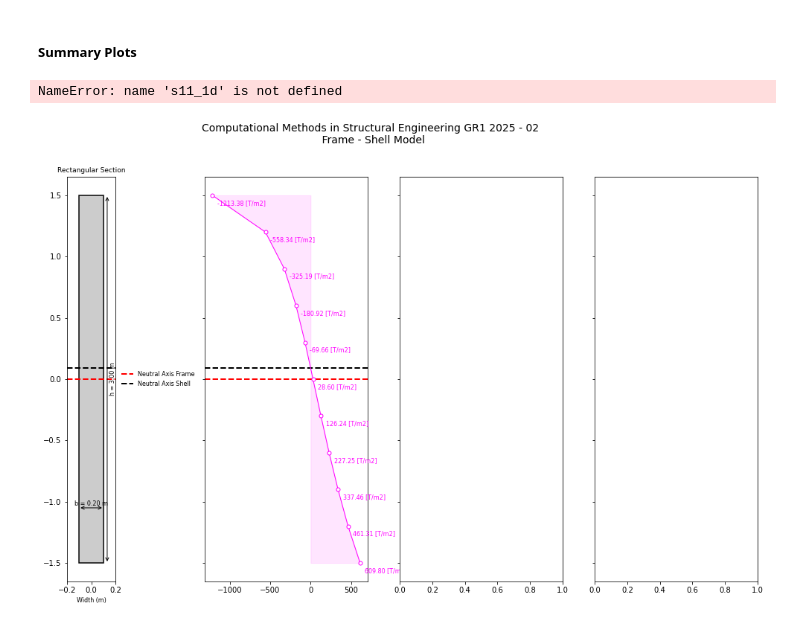
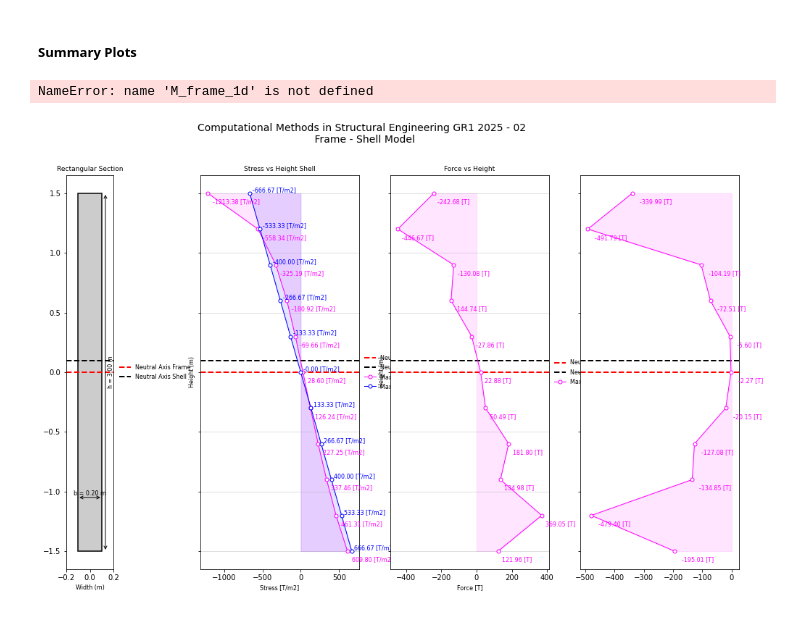
Before and after one commit to Normando1945/Repo_Computational_Methods, a Jupyter notebook: examples/Simple_FEM_processing.ipynb, the cells around one changed output. Drawn from its saved outputs; the diff is of its cells as text; code cells hidden in the pictures.

```diff
--- a/examples/Simple_FEM_processing.ipynb
+++ b/examples/Simple_FEM_processing.ipynb
@@ -46,7 +46,7 @@ L = 8                                                                         #
 Rg = np.sqrt(I / A)                                                           # radius of gyration (sqrt(I/A))
 numdiv = 10                                                                   # number of divisions ("Frame")
 dpart = 0.20                                                                  # partition size
-poreje = 0.30                                                                 # percentege of division
+poreje = 0.33                                                                 # percentege of division
 # %% [markdown]
 ### **Solución de Desplazamiento**
 
@@ -608,14 +608,14 @@ ax[0].legend(fontsize=8, loc='center left', bbox_to_anchor=(1, 0.5), frameon=Fal
 ###################### Stress vs Height Plot ######################
 s11_1dS = np.flip(Sum_prom_S11_Top)                                                                           # flatten bending stress array to 1D
 hshell_1d = distENshell                                                                             # flatten height array to 1D
-
+#------------- Frame ---------------
 ax[1].axhline(eje_n_frame, color=(1, 0, 0), linestyle='--', linewidth=2.0,                          # plot neutral axis on stress plot
              label=f'Neutral Axis Frame')
+#------------- Shell ---------------
 ax[1].axhline(-h/2 + ejeNshell, color=(0, 0, 0), linestyle='--', linewidth=2.0,                     # plot neutral axis as dashed black line
               label="Neutral Axis Shell")
 
-
-
+#------------- Shell ---------------
 ax[1].plot(s11_1dS, hshell_1d - (h/2 - ejeNshell), color=(1, 0, 1), marker='o', markersize=5, markerfacecolor='w', markeredgewidth=1, linestyle='-', linewidth=1.0,  # plot stress vs height
              label=f'Max S11_Shell ={np.max(np.abs(s11_1dS)):.2f}')
 ax[1].fill_betweenx(hshell_1d - (h/2 - ejeNshell), 0, s11_1dS, color=(1, 0, 1), alpha=0.1)                                  # fill area under stress curve horizontally
@@ -623,20 +623,17 @@ ax[1].fill_betweenx(hshell_1d - (h/2 - ejeNshell), 0, s11_1dS, color=(1, 0, 1),
 for x, y in zip(s11_1dS, hshell_1d):                                                                 # annotate each stress point with its value
     ax[1].text(x + np.max(np.abs(s11_1dS))*0.05, y,f'{x:.2f} [T/m2]', fontsize=8, color= (1, 0, 1), ha='left', va='bottom')
 
+#------------- Frame ---------------
+ax[1].plot(S11_frame, hframe, color=(0, 0, 1), marker='o', markersize=5, markerfacecolor='w', markeredgewidth=1, linestyle='-', linewidth=1.0,  # plot stress vs height
+             label=f'Max S11_frame ={np.max(np.abs(S11_frame)):.2f}')
+S11_frame = S11_frame.ravel()
+hframe = hframe.ravel()
+ax[1].fill_betweenx(hframe, 0, S11_frame, color=(0, 0, 1), alpha=0.1)                                  # fill area under stress curve horizontally
 
+for x, y in zip(S11_frame, hframe):                                                                 # annotate each stress point with its value
+    ax[1].text(x + np.max(np.abs(S11_frame))*0.05, y,f'{x:.2f} [T/m2]', fontsize=8, color= (0, 0, 1), ha='left', va='bottom')
 
-ax[1].plot(s11_1d, hframe_1d, color=(0, 0, 1), marker='o', markersize=5, markerfacecolor='w', markeredgewidth=1, linestyle='-', linewidth=1.0,  # plot stress vs height
-             label=f'Max S11_frame ={np.max(np.abs(s11_1d)):.2f}')
-ax[1].fill_betweenx(hframe, 0, s11_1d, color=(0, 0, 1), alpha=0.1)                                  # fill area under stress curve horizontally
-
-for x, y in zip(s11_1d, hframe_1d):                                                                 # annotate each stress point with its value
-    ax[1].text(x + np.max(np.abs(s11_1d))*0.05, y,f'{x:.2f} [T/m2]', fontsize=8, color= (0, 0, 1), ha='left', va='bottom')
-
-
-
-
-
-
+#------------- Label & Title ---------------
 ax[1].set_xlabel("Stress [T/m2]", fontsize=8)                                                       # x-axis label for stress plot
 ax[1].set_ylabel("Height (m)", fontsize=8)                                                          # y-axis label for stress plot
 ax[1].set_title(f'Stress vs Height Shell', fontsize= 9, color=(0, 0, 0))                                  # title for stress subplot
@@ -645,14 +642,16 @@ ax[1].grid(which='both', axis='y', alpha=0.5)
 
 
 ###################### Force vs Height Plot ######################
-F_A_shell_1d = F_A_Shell                                                                  # flatten axial force contributions to 1D
-
+F_A_shell_1d = F_A_Shell
+# flatten axial force contributions to 1D
+#------------- Frame ---------------
 ax[2].axhline(eje_n_frame, color=(1, 0, 0), linestyle='--', linewidth=2.0,                          # plot neutral axis on force plot
              label=f'Neutral Axis Frame')
+#------------- Shell ---------------
 ax[2].axhline(-h/2 + ejeNshell, color=(0, 0, 0), linestyle='--', linewidth=2.0,                     # plot neutral axis as dashed black line
               label="Neutral Axis Shell")
 
-
+#------------- Shell ---------------
 ax[2].plot(F_A_shell_1d, hshell_1d - (h/2 - ejeNshell), color=(1, 0, 1), marker='o', markersize=5, markerfacecolor='w', markeredgewidth=1, linestyle='-', linewidth=1.0,  # plot force vs height
              label=f'Max F_A_Shell ={np.max(np.abs(F_A_shell_1d)):.2f}')
 ax[2].fill_betweenx(hshell_1d - (h/2 - ejeNshell), 0, F_A_shell_1d, color=(1, 0, 1), alpha=0.1)                            # fill area under force curve horizontally
@@ -660,15 +659,13 @@ ax[2].fill_betweenx(hshell_1d - (h/2 - ejeNshell), 0, F_A_shell_1d, color=(1, 0,
 for x, y in zip(F_A_shell_1d, hshell_1d):                                                           # annotate each force point with its value
     ax[2].text(x + np.max(np.abs(F_A_shell_1d))*0.05, y,f'{x:.2f} [T]', fontsize=8, color= (1, 0, 1), ha='left', va='bottom')
 
+# #------------- Frame ---------------
+# ax[2].plot(F_A_frame_1d, hframe, color=(0, 0, 1), marker='o', markersize=5, markerfacecolor='w', markeredgewidth=1, linestyle='-', linewidth=1.0,  # plot force vs height
+#              label=f'Max F_A_frame ={np.max(np.abs(F_A_frame_1d)):.2f}')
+# ax[2].fill_betweenx(hframe, 0, F_A_frame_1d, color=(0, 0, 1), alpha=0.1)                            # fill area under force curve horizontally
 
-
-
-ax[2].plot(F_A_frame_1d, hframe_1d, color=(0, 0, 1), marker='o', markersize=5, markerfacecolor='w', markeredgewidth=1, linestyle='-', linewidth=1.0,  # plot force vs height
-             label=f'Max F_A_frame ={np.max(np.abs(F_A_frame_1d)):.2f}')
-ax[2].fill_betweenx(hframe, 0, F_A_frame_1d, color=(0, 0, 1), alpha=0.1)                            # fill area under force curve horizontally
-
-for x, y in zip(F_A_frame_1d, hframe_1d):                                                           # annotate each force point with its value
-    ax[2].text(x + np.max(np.abs(F_A_frame_1d))*0.05, y,f'{x:.2f} [T]', fontsize=8, color= (0, 0, 1), ha='left', va='bottom')
+# for x, y in zip(F_A_frame_1d, hframe_1d):                                                           # annotate each force point with its value
+#     ax[2].text(x + np.max(np.abs(F_A_frame_1d))*0.05, y,f'{x:.2f} [T]', fontsize=8, color= (0, 0, 1), ha='left', va='bottom')
 
 
 
@@ -695,32 +692,32 @@ ax[3].axhline(-h/2 + ejeNshell, color=(0, 0, 0), linestyle='--', linewidth=2.0,
 
 
 
 ax[3].plot(M_shell_1d, hshell_1d - (h/2 - ejeNshell), color=(1, 0, 1), marker='o', markersize=5, markerfacecolor='w', markeredgewidth=1, linestyle='-', linewidth=1.0,  # plot moment vs height
              label=f'Total M_shell ={np.max(np.abs(Mtotal_shell)):.2f}')
 ax[3].fill_betweenx(hshell_1d - (h/2 - ejeNshell), 0, M_shell_1d, color=(1, 0, 1), alpha=0.1)                           # fill area under moment curve horizontally
 
 for x, y in zip(M_shell_1d, hshell_1d):                                                             # annotate each moment point with its value
     ax[3].text(x + np.max(np.abs(M_shell_1d))*0.05, y,f'{x:.2f} [T]', fontsize=8, color= (1, 0, 1), ha='left', va='bottom')
 
 
 
 
 ax[3].plot(M_frame_1d, hframe_1d, color=(0, 0, 1), marker='o', markersize=5, markerfacecolor='w', markeredgewidth=1, linestyle='-', linewidth=1.0,  # plot moment vs height
              label=f'Total M_frame ={np.max(np.abs(Mtotal_frame)):.2f}')
 ax[3].fill_betweenx(hframe, 0, M_frame_1d, color=(0, 0, 1), alpha=0.1)                              # fill area under moment curve horizontally
 
 for x, y in zip(M_frame_1d, hframe_1d):                                                             # annotate each moment point with its value
     ax[3].text(x + np.max(np.abs(M_frame_1d))*0.05, y,f'{x:.2f} [T]', fontsize=8, color= (0, 0, 1), ha='left', va='bottom')
 
 
 ax[3].set_xlabel("Moment [T-m]", fontsize=8)                                                        # x-axis label for moment plot
 ax[3].set_ylabel("Height (m)", fontsize=8)                                                          # y-axis label for moment plot
 ax[3].set_title(f'Moment vs Height', fontsize= 9, color=(0, 0, 0))                                  # title for moment subplot
 ax[3].legend(fontsize=8, loc='center left', bbox_to_anchor=(1, 0.5), frameon=False)                 # legend for subplot 3
 ax[3].grid(which='both', axis='y', alpha=0.5)                                                       # enable horizontal grid lines
 
 plt.tight_layout()                                                                                  # adjust subplots to fit into figure area
 plt.show()                                                                                          # display the figure
 # %% [output]
-NameError: name 's11_1d' is not defined
+NameError: name 'M_frame_1d' is not defined
-[figure, old version]
+[figure, new version]
```
Also changed, not shown: parts of 2 cells of this notebook.
